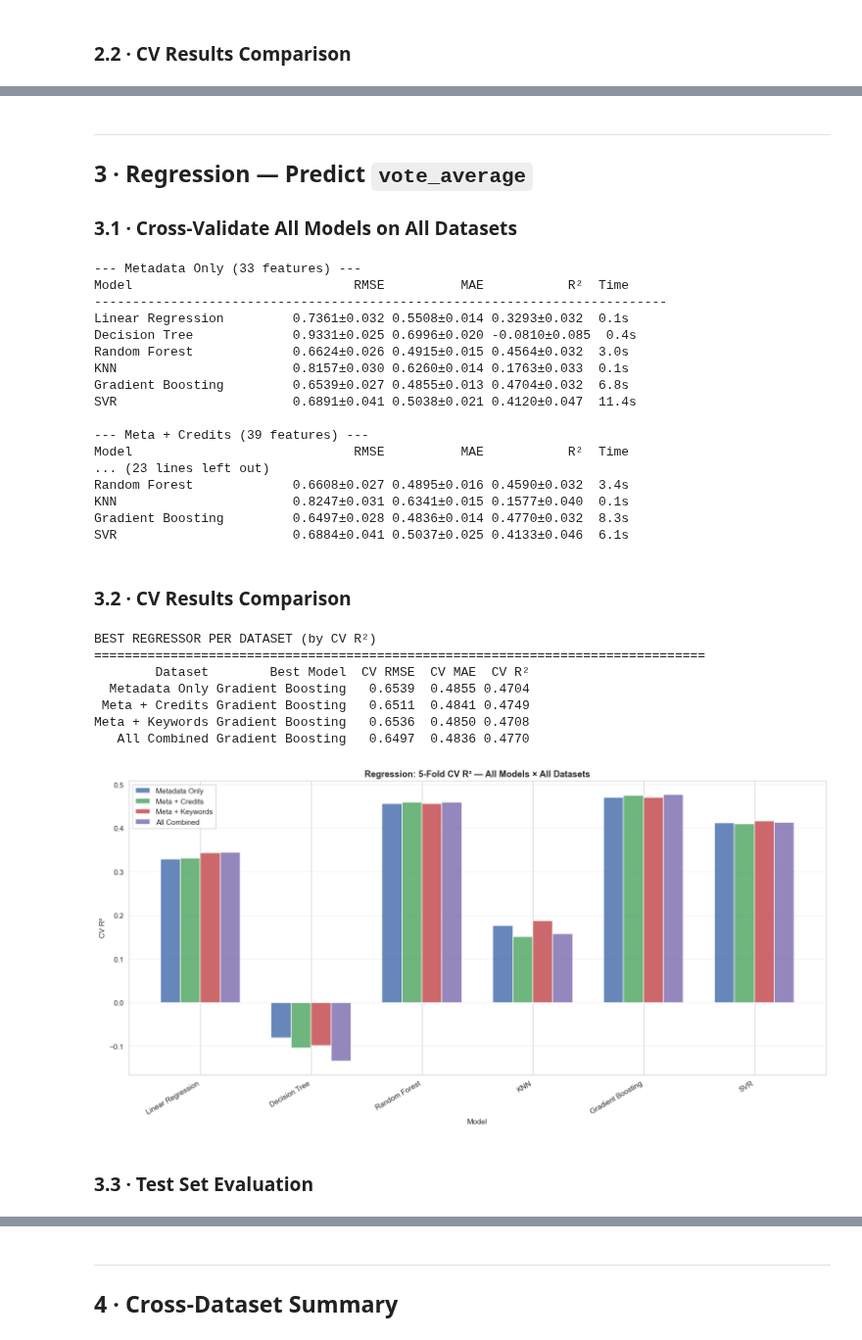
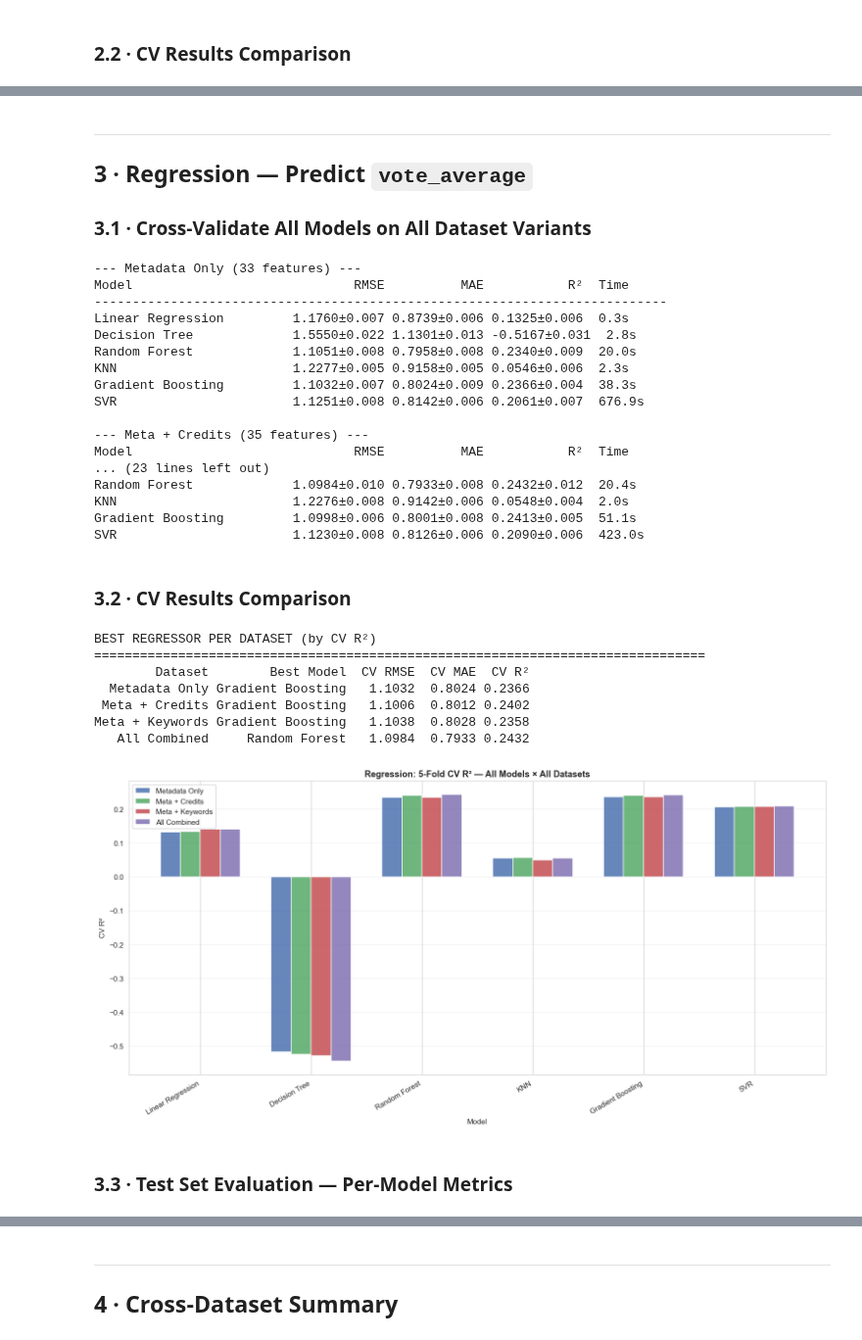
Before and after one commit to MaryemD/movie-success-predictor, a Jupyter notebook: notebooks/04_model_training_and_evaluation.ipynb, the cells around one changed output, grey strips where cells are left out. Shown at 98% size. Cells and saved outputs as stored; diff of their text form; code cells hidden in the pictures.

```diff
--- a/notebooks/04_model_training_and_evaluation.ipynb
+++ b/notebooks/04_model_training_and_evaluation.ipynb
@@ -343,7 +408,7 @@ All Combined         → Gradient Boosting
 ---
 ## 3 · Regression — Predict `vote_average`
 
-### 3.1 · Cross-Validate All Models on All Datasets
+### 3.1 · Cross-Validate All Models on All Dataset Variants
 # %%
 reg_models = {
     'Linear Regression':  LinearRegression(),
@@ -355,10 +420,9 @@ reg_models = {
 }
 
 all_cv_reg = {}
-for ds_key in DATASETS:
-    Xtr = data[ds_key]['X_train_reg']
-    ytr = data[ds_key]['y_train_reg']
-    print(f"\n--- {DS_LABELS[ds_key]} ({Xtr.shape[1]} features) ---")
+for v in VARIANTS:
+    Xtr, ytr = vote[v]['X_train'], vote[v]['y_train']
+    print(f"\n--- {VARIANT_LABELS[v]} ({Xtr.shape[1]} features) ---")
     print(f"{'Model':<25} {'RMSE':>12} {'MAE':>12} {'R²':>12}  Time")
     print("-" * 75)
 
@@ -382,72 +446,72 @@ for ds_key in DATASETS:
               f" {mae_vals.mean():.4f}±{mae_vals.std():.3f}"
               f" {r2_sc.mean():.4f}±{r2_sc.std():.3f}"
               f"  {elapsed:.1f}s")
-    all_cv_reg[ds_key] = cv_res
+    all_cv_reg[v] = cv_res
 # %% [output]
 --- Metadata Only (33 features) ---
 Model                             RMSE          MAE           R²  Time
 ---------------------------------------------------------------------------
-Linear Regression         0.7361±0.032 0.5508±0.014 0.3293±0.032  0.1s
-Decision Tree             0.9331±0.025 0.6996±0.020 -0.0810±0.085  0.4s
-Random Forest             0.6624±0.026 0.4915±0.015 0.4564±0.032  3.0s
-KNN                       0.8157±0.030 0.6260±0.014 0.1763±0.033  0.1s
-Gradient Boosting         0.6539±0.027 0.4855±0.013 0.4704±0.032  6.8s
-SVR                       0.6891±0.041 0.5038±0.021 0.4120±0.047  11.4s
+Linear Regression         1.1760±0.007 0.8739±0.006 0.1325±0.006  0.3s
+Decision Tree             1.5550±0.022 1.1301±0.013 -0.5167±0.031  2.8s
+Random Forest             1.1051±0.008 0.7958±0.008 0.2340±0.009  20.0s
+KNN                       1.2277±0.005 0.9158±0.005 0.0546±0.006  2.3s
+Gradient Boosting         1.1032±0.007 0.8024±0.009 0.2366±0.004  38.3s
+SVR                       1.1251±0.008 0.8142±0.006 0.2061±0.007  676.9s
 
---- Meta + Credits (39 features) ---
+--- Meta + Credits (35 features) ---
 Model                             RMSE          MAE           R²  Time
 ... (23 lines left out)
-Random Forest             0.6608±0.027 0.4895±0.016 0.4590±0.032  3.4s
-KNN                       0.8247±0.031 0.6341±0.015 0.1577±0.040  0.1s
-Gradient Boosting         0.6497±0.028 0.4836±0.014 0.4770±0.032  8.3s
-SVR                       0.6884±0.041 0.5037±0.025 0.4133±0.046  6.1s
+Random Forest             1.0984±0.010 0.7933±0.008 0.2432±0.012  20.4s
+KNN                       1.2276±0.008 0.9142±0.006 0.0548±0.004  2.0s
+Gradient Boosting         1.0998±0.006 0.8001±0.008 0.2413±0.005  51.1s
+SVR                       1.1230±0.008 0.8126±0.006 0.2090±0.006  423.0s
 # %% [markdown]
 ### 3.2 · CV Results Comparison
 # %%
 # Best regressor per dataset (by CV R²)
-best_reg_summary = []
-for ds_key in DATASETS:
-    cv_res = all_cv_reg[ds_key]
+best_reg_cv = []
+for v in VARIANTS:
+    cv_res = all_cv_reg[v]
     best_name = max(cv_res, key=lambda m: cv_res[m]['r2'])
     best = cv_res[best_name]
-    best_reg_summary.append({
-        'Dataset': DS_LABELS[ds_key], 'Best Model': best_name,
+    best_reg_cv.append({
+        'Dataset': VARIANT_LABELS[v], 'Best Model': best_name,
         'CV RMSE': round(best['rmse'], 4),
         'CV MAE': round(best['mae'], 4), 'CV R²': round(best['r2'], 4),
     })
 
 print("BEST REGRESSOR PER DATASET (by CV R²)")
 print("=" * 80)
-print(pd.DataFrame(best_reg_summary).to_string(index=False))
+print(pd.DataFrame(best_reg_cv).to_string(index=False))
 
-# Grouped bar chart: R² of all models across datasets
+# Grouped bar chart
 fig, ax = plt.subplots(figsize=(14, 7))
 model_names_reg = list(reg_models.keys())
 x = np.arange(len(model_names_reg))
 width = 0.18
 
-for i, ds_key in enumerate(DATASETS):
-    r2_vals = [all_cv_reg[ds_key][m]['r2'] for m in model_names_reg]
-    ax.bar(x + i * width, r2_vals, width, label=DS_LABELS[ds_key], color=colors[i], alpha=0.85)
+for i, v in enumerate(VARIANTS):
+    r2_vals = [all_cv_reg[v][m]['r2'] for m in model_names_reg]
+    ax.bar(x + i * width, r2_vals, width, label=VARIANT_LABELS[v], color=COLORS[i], alpha=0.85)
 
 ax.set_xlabel('Model')
 ax.set_ylabel('CV R²')
 ax.set_title('Regression: 5-Fold CV R² — All Models × All Datasets', fontweight='bold')
 ax.set_xticks(x + width * 1.5)
 ax.set_xticklabels(model_names_reg, rotation=30, ha='right')
 ax.legend()
 ax.grid(axis='y', alpha=0.3)
 plt.tight_layout()
 plt.show()
 # %% [output]
 BEST REGRESSOR PER DATASET (by CV R²)
 ================================================================================
         Dataset        Best Model  CV RMSE  CV MAE  CV R²
-  Metadata Only Gradient Boosting   0.6539  0.4855 0.4704
- Meta + Credits Gradient Boosting   0.6511  0.4841 0.4749
-Meta + Keywords Gradient Boosting   0.6536  0.4850 0.4708
-   All Combined Gradient Boosting   0.6497  0.4836 0.4770
+  Metadata Only Gradient Boosting   1.1032  0.8024 0.2366
+ Meta + Credits Gradient Boosting   1.1006  0.8012 0.2402
+Meta + Keywords Gradient Boosting   1.1038  0.8028 0.2358
+   All Combined     Random Forest   1.0984  0.7933 0.2432
-[figure, old version]
+[figure, new version]
 # %% [markdown]
-### 3.3 · Test Set Evaluation
+### 3.3 · Test Set Evaluation — Per-Model Metrics
 # %%
```
Also changed, not shown: parts of 29 cells of this notebook, 16 other files.
